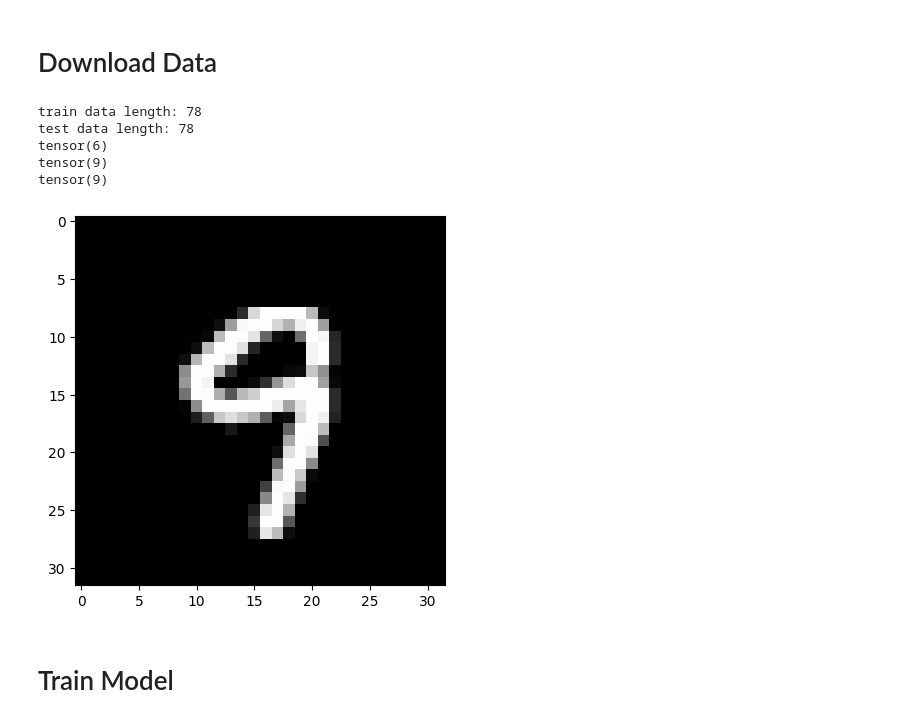
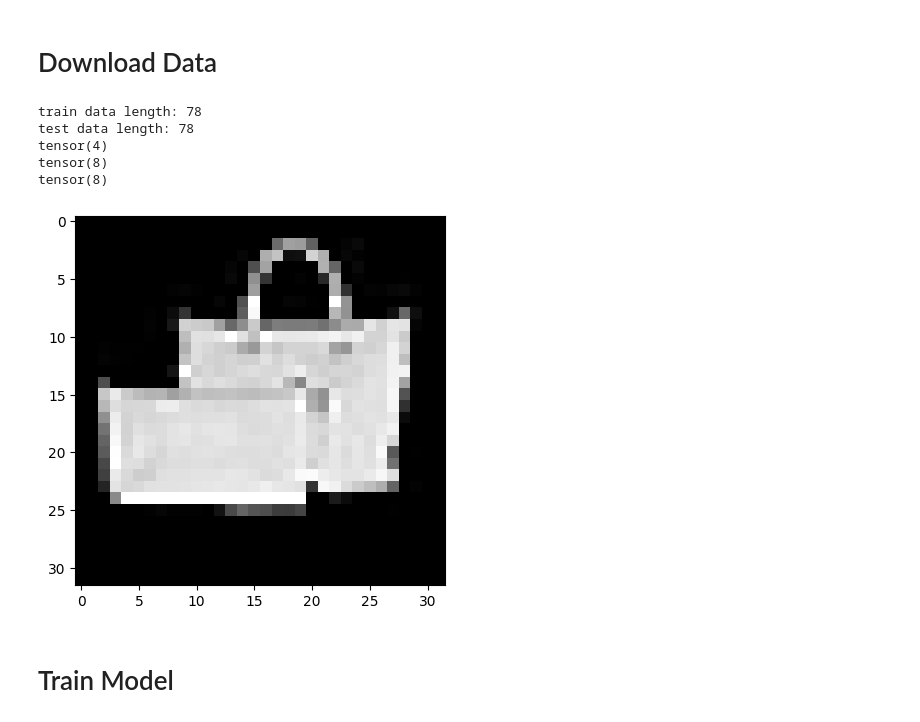
Before and after one commit to TanachaiAnakewat/ModelStitching, a Jupyter notebook: ModelStitching.ipynb, the cells around one changed output. Saved outputs shown, nothing was run; the diff lists cells and outputs as text; code cells hidden in the pictures.

```diff
--- a/ModelStitching.ipynb
+++ b/ModelStitching.ipynb
@@ -36,7 +36,7 @@ True
 
 TRAIN_SIZE  = 10000
 BATCH_SIZE = 128
-DATA  = "MNIST"
+DATA  = "FMNIST"
 
 ##### DATA LOADER
 
@@ -95,37 +95,37 @@ data_loader = DataLoader(
     dataset=data_set,
     batch_size=BATCH_SIZE,
     # シャッフルしない場合はshuffle=Flase
     shuffle=True,
     # batch_sizeを固定
     drop_last=True
 )
 
 test_loader = DataLoader(
     dataset=test_set,
     batch_size=BATCH_SIZE,
     # シャッフルしない場合はshuffle=Flase
     shuffle=True,
     # batch_sizeを固定
     drop_last=True
 )
 
 print("train data length:",len(data_loader))
 print("test data length:",len(test_loader))
 
 for idx, (inputs,label) in enumerate(test_loader):
 
     # move to device
     plt.imshow(inputs[0].reshape(32,32), cmap="gray")
     print(label[0])
     if idx == 2:
         break
 # %% [output]
 train data length: 78
 test data length: 78
-tensor(6)
-tensor(9)
-tensor(9)
+tensor(4)
+tensor(8)
+tensor(8)
-[figure, old version]
+[figure, new version]
 # %%
 #train
 import torch
```
Also changed, not shown: parts of 6 cells of this notebook, 2 other files.
